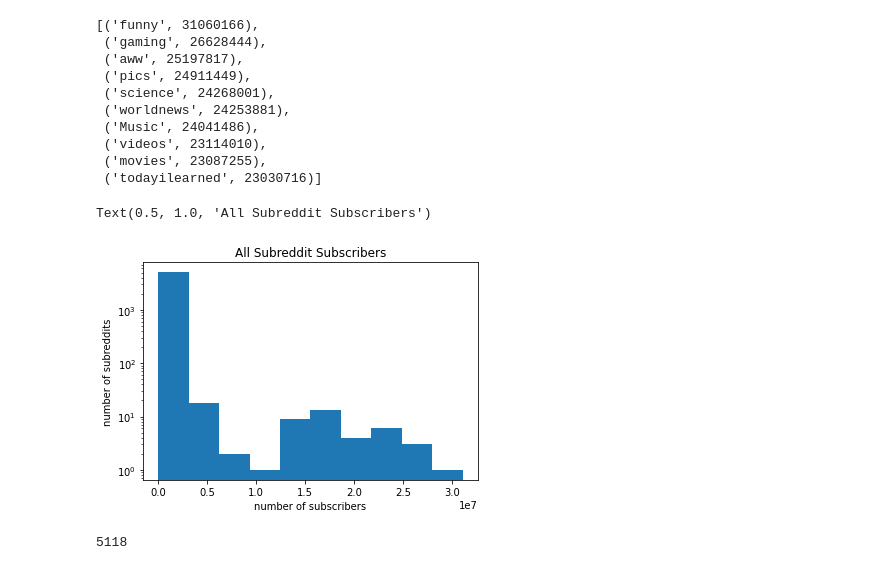
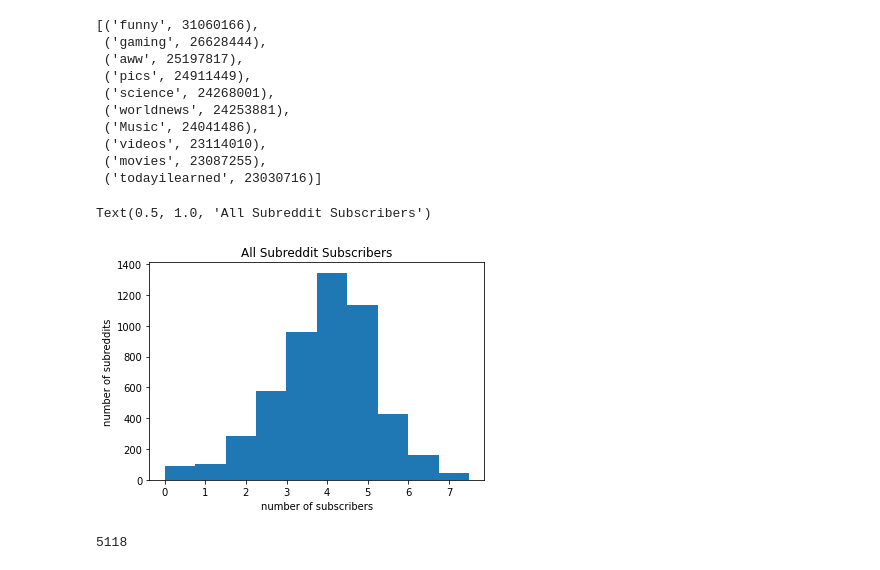
Before and after one commit to jsirait/honor_thesis, a Jupyter notebook: 9 - Graph for 6 months.ipynb, the cells around one changed output. Saved outputs shown, nothing was run; the diff lists cells and outputs as text; code cells hidden in the pictures.

```diff
--- a/9 - Graph for 6 months.ipynb
+++ b/9 - Graph for 6 months.ipynb
@@ -117,16 +117,15 @@ srs_all = sorted(subreddits_w_subc, key= lambda x: subreddit_subscribers[x], rev
 # %%
 # plt.hist([subreddit_subscribers[s] for s in srs_all if subreddit_subscribers[s] > 0])
 
-plt.yscale("log")
-plt.hist([subreddit_subscribers[s] for s in srs_all if subreddit_subscribers[s] > 0])
+plt.hist([math.log(subreddit_subscribers[s],10) for s in srs_all if subreddit_subscribers[s] > 0])
 plt.xlabel("number of subscribers")
 plt.ylabel("number of subreddits")
 plt.title("All Subreddit Subscribers")
 
 # could log scale for both x and y
 # %% [output]
 Text(0.5, 1.0, 'All Subreddit Subscribers')
-[figure, old version]
+[figure, new version]
 # %%
 len([subreddit_subscribers[s] for s in srs_all if subreddit_subscribers[s] > 0])
 # %% [output]
```
Also changed, not shown: parts of 49 cells of this notebook, 2 other files.
